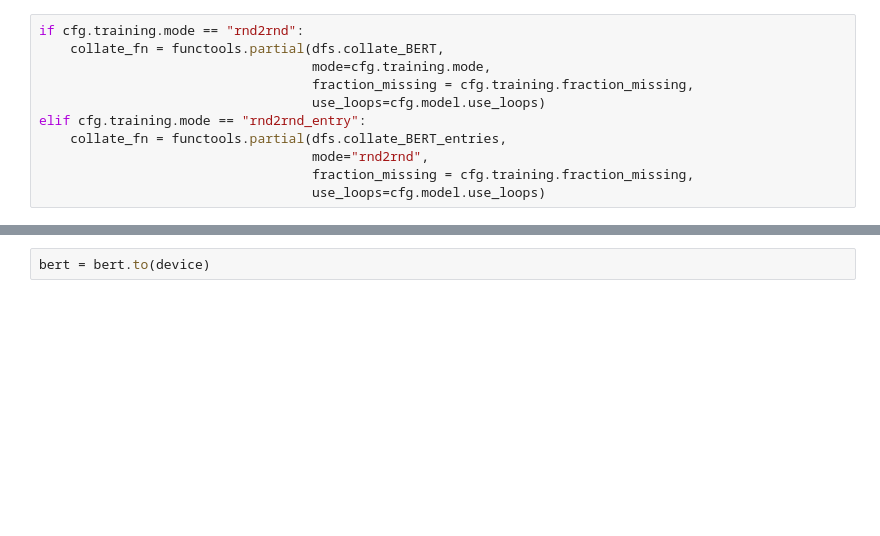
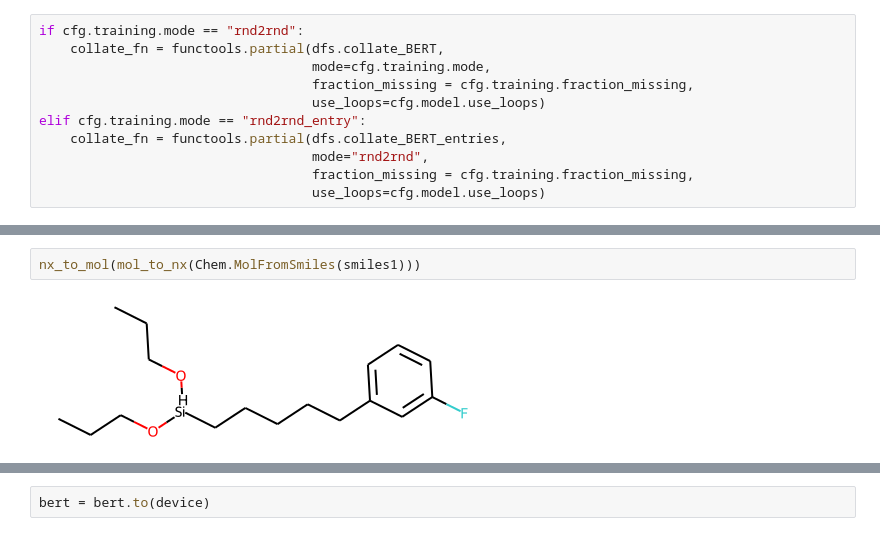
Before and after one commit to wendlerc/dfs-graph-transformer, a Jupyter notebook: notebooks/generative_modelling/Molecule Validity Evaluation.ipynb, the cells around one changed output, grey strips where cells are left out. Saved outputs shown, nothing was run; the diff lists cells and outputs as text; blank space fills up the shorter version.

```diff
--- a/notebooks/generative_modelling/Molecule Validity Evaluation.ipynb
+++ b/notebooks/generative_modelling/Molecule Validity Evaluation.ipynb
@@ -72,0 +267,4 @@ validloader = DataLoader(validset, batch_size=100, shuffle=False,
+# %%
+nx_to_mol(mol_to_nx(Chem.MolFromSmiles(smiles1)))
+# %% [output]
+[figure, added]
```
Also changed, not shown: parts of 38 cells of this notebook, 2 other files.
